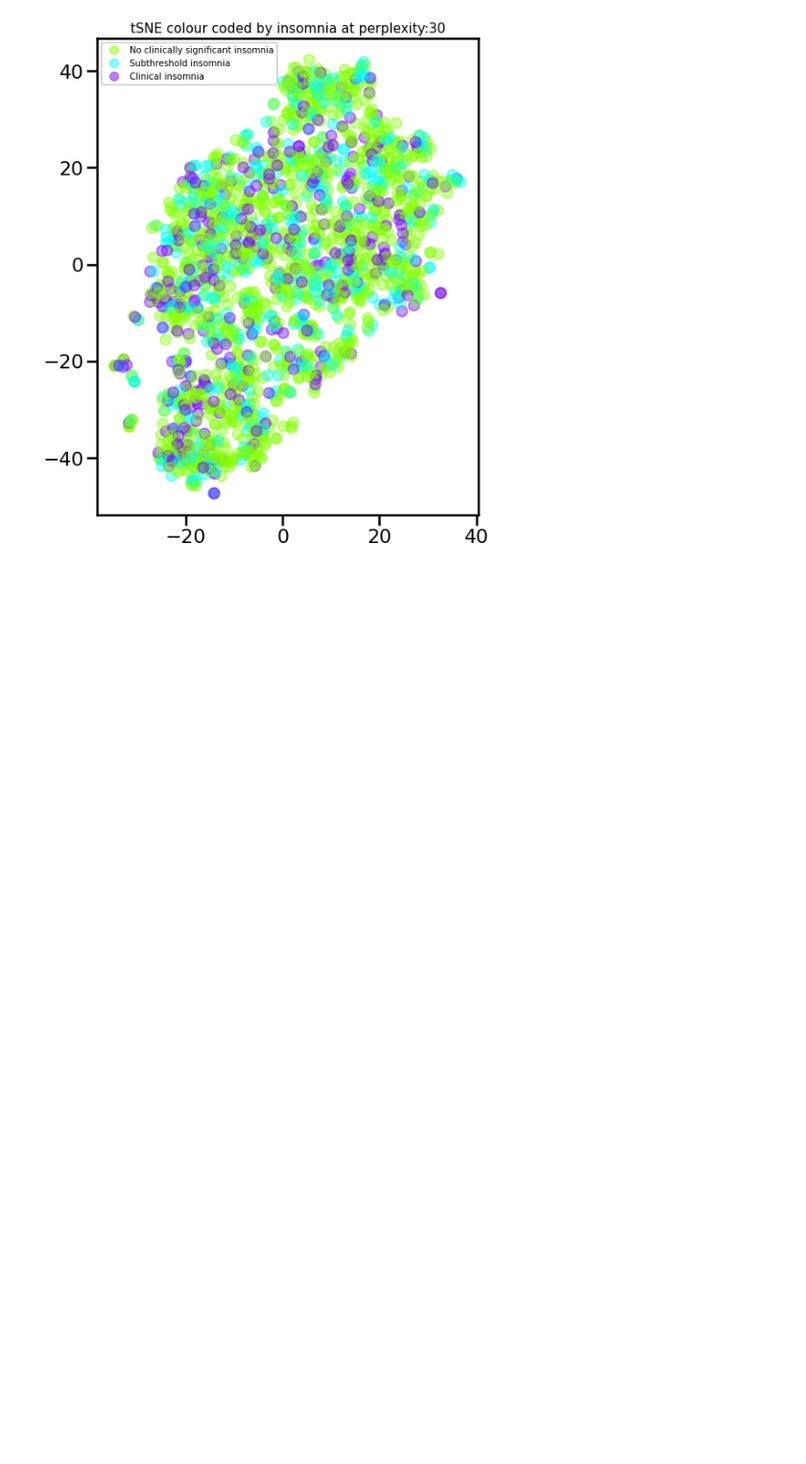
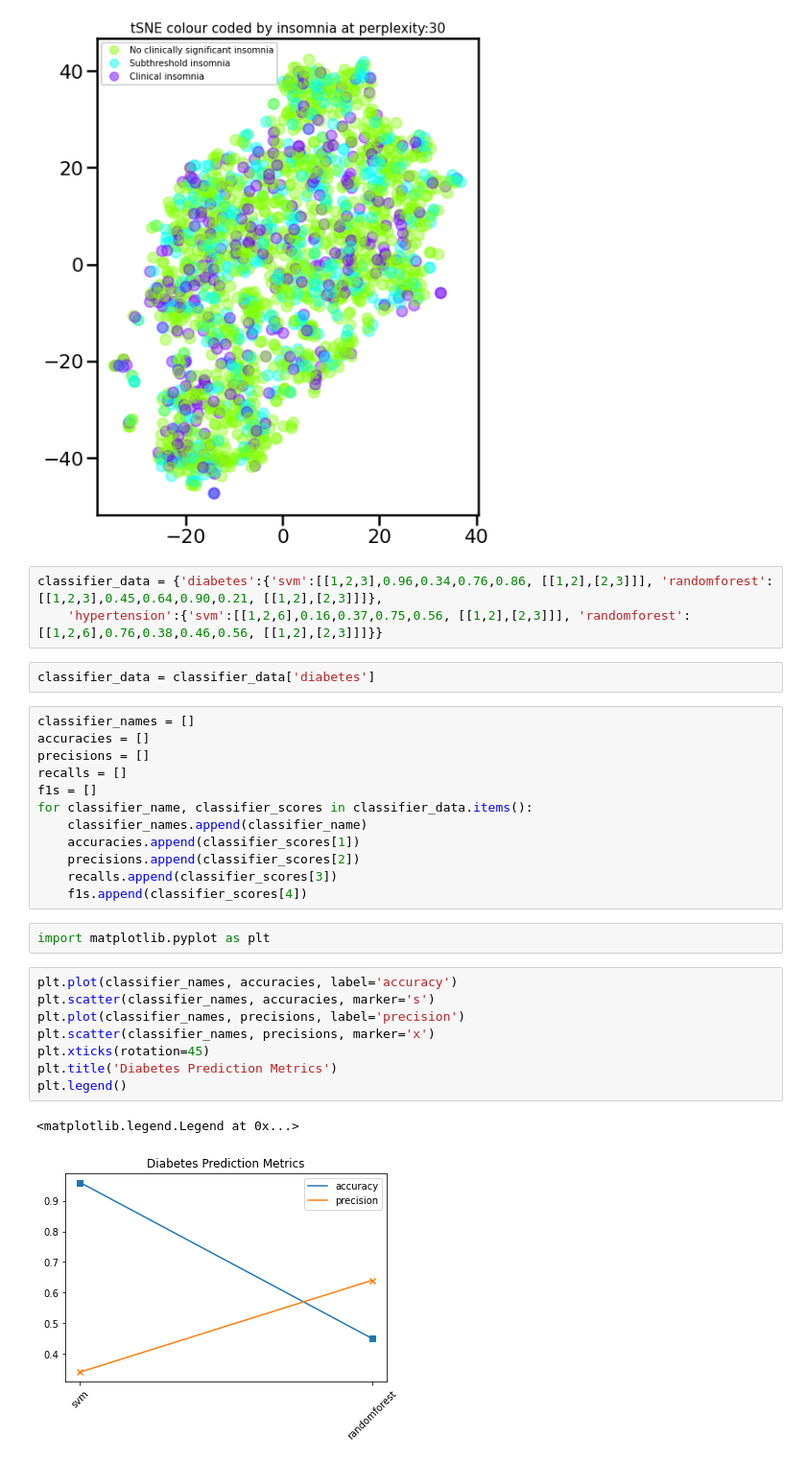
Before and after one commit to K-Shah3/SimCLR_HCHS, a Jupyter notebook: DataExploration/hchs/tSNE_plots.ipynb, the cells around one changed output. Shown at 96% size. Drawn from its saved outputs; the diff is of its cells as text; blank space fills up the shorter version.

Commit message:
hchs plotting mesa predictions and plotting

```diff
--- a/DataExploration/hchs/tSNE_plots.ipynb
+++ b/DataExploration/hchs/tSNE_plots.ipynb
@@ -262,3 +262,33 @@ for disease in disease_labels.keys():
 [figure]
 [figure]
 [figure]
+# %%
+classifier_data = {'diabetes':{'svm':[[1,2,3],0.96,0.34,0.76,0.86, [[1,2],[2,3]]], 'randomforest':[[1,2,3],0.45,0.64,0.90,0.21, [[1,2],[2,3]]]},
+    'hypertension':{'svm':[[1,2,6],0.16,0.37,0.75,0.56, [[1,2],[2,3]]], 'randomforest':[[1,2,6],0.76,0.38,0.46,0.56, [[1,2],[2,3]]]}}
+# %%
+classifier_data = classifier_data['diabetes']
+# %%
+classifier_names = []
+accuracies = []
+precisions = []
+recalls = []
+f1s = []
+for classifier_name, classifier_scores in classifier_data.items():
+    classifier_names.append(classifier_name)
+    accuracies.append(classifier_scores[1])
+    precisions.append(classifier_scores[2])
+    recalls.append(classifier_scores[3])
+    f1s.append(classifier_scores[4])
+# %%
+import matplotlib.pyplot as plt
+# %%
+plt.plot(classifier_names, accuracies, label='accuracy')
+plt.scatter(classifier_names, accuracies, marker='s')
+plt.plot(classifier_names, precisions, label='precision')
+plt.scatter(classifier_names, precisions, marker='x')
+plt.xticks(rotation=45)
+plt.title('Diabetes Prediction Metrics')
+plt.legend()
+# %% [output]
+<matplotlib.legend.Legend at 0x...>
+[figure, added]
```
Also changed, not shown: 11 other files.
